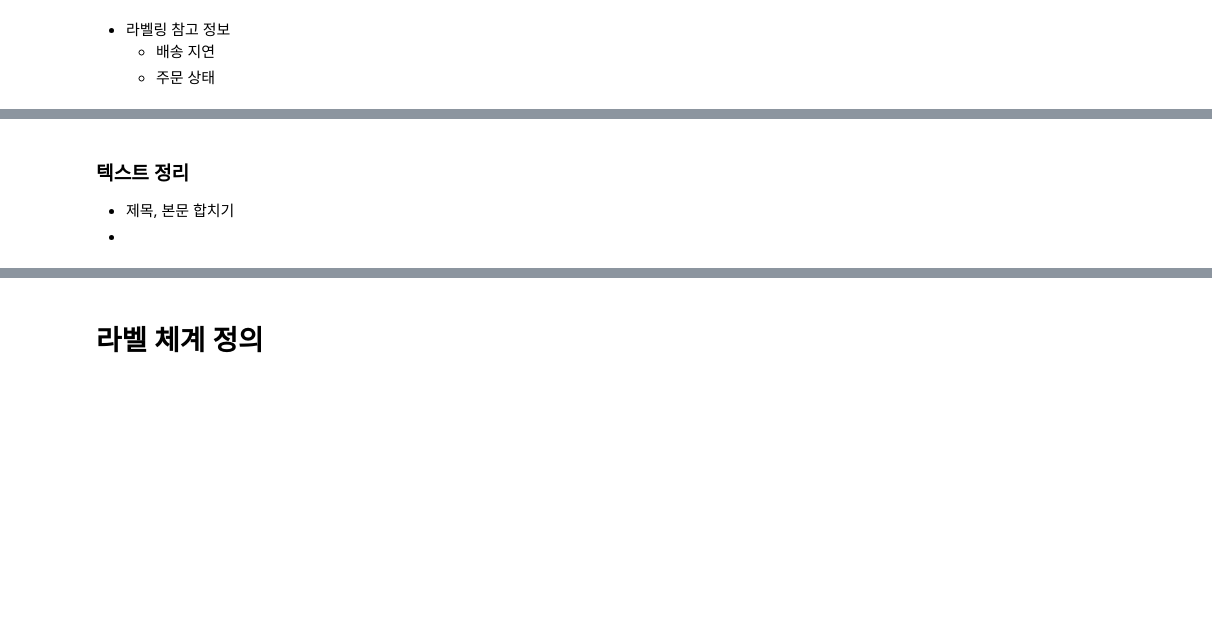
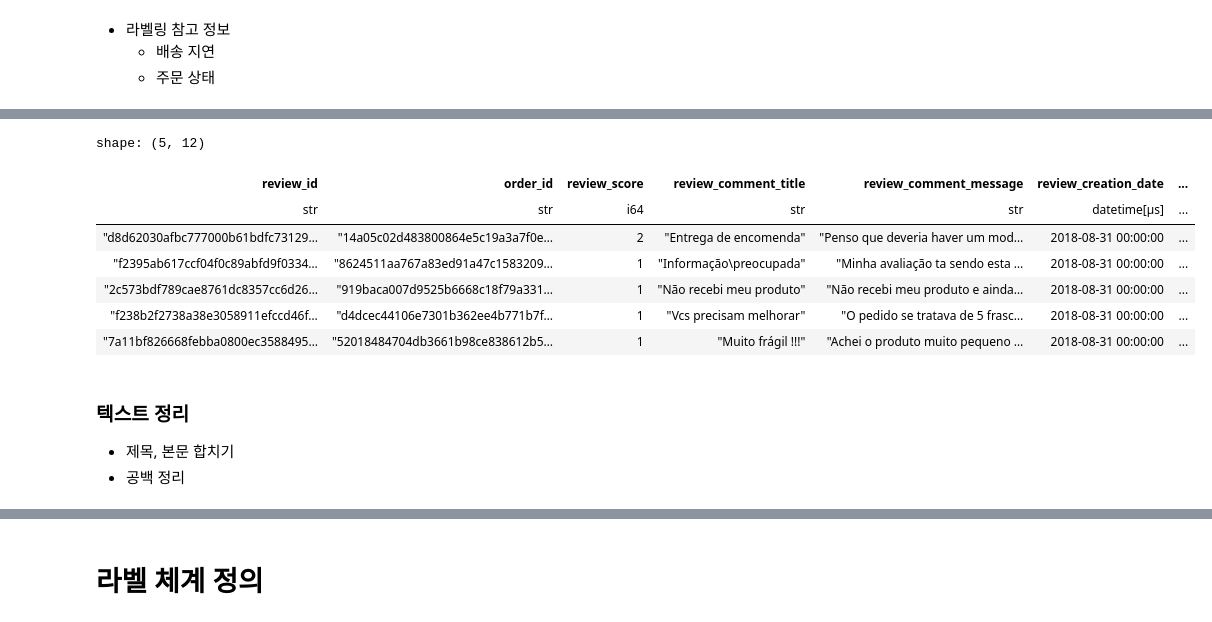
Before and after one commit to yongjin-hong/olist_analysis, a Jupyter notebook: notebooks/EDA.ipynb, the cells around one changed output, grey strips where cells are left out. Saved outputs shown, nothing was run; the diff lists cells and outputs as text; code cells hidden in the pictures; blank space fills up the shorter version.

```diff
--- a/notebooks/EDA.ipynb
+++ b/notebooks/EDA.ipynb
@@ -257,4 +335,15 @@ shape: (6, 3)
+# %%
+reviews_orders.head()
+# %% [output]
+shape: (5, 12)
+| review_id | order_id | review_score | review_comment_title | review_comment_message | review_creation_date | ... |
+| str | str | i64 | str | str | datetime[μs] | ... |
+| "d8d62030afbc777000b61bdfc73129… | "14a05c02d483800864e5c19a3a7f0e… | 2 | "Entrega de encomenda" | "Penso que deveria haver um mod… | 2018-08-31 00:00:00 | ... |
+| "f2395ab617ccf04f0c89abfd9f0334… | "8624511aa767a83ed91a47c1583209… | 1 | "Informação\preocupada" | "Minha avaliação ta sendo esta … | 2018-08-31 00:00:00 | ... |
+| "2c573bdf789cae8761dc8357cc6d26… | "919baca007d9525b6668c18f79a331… | 1 | "Não recebi meu produto" | "Não recebi meu produto e ainda… | 2018-08-31 00:00:00 | ... |
+| "f238b2f2738a38e3058911efccd46f… | "d4dcec44106e7301b362ee4b771b7f… | 1 | "Vcs precisam melhorar" | "O pedido se tratava de 5 frasc… | 2018-08-31 00:00:00 | ... |
+| "7a11bf826668febba0800ec3588495… | "52018484704db3661b98ce838612b5… | 1 | "Muito frágil !!!" | "Achei o produto muito pequeno … | 2018-08-31 00:00:00 | ... |
 # %% [markdown]
 ### 텍스트 정리
 - 제목, 본문 합치기
--
+- 공백 정리
```
Also changed, not shown: parts of 2 cells of this notebook.
